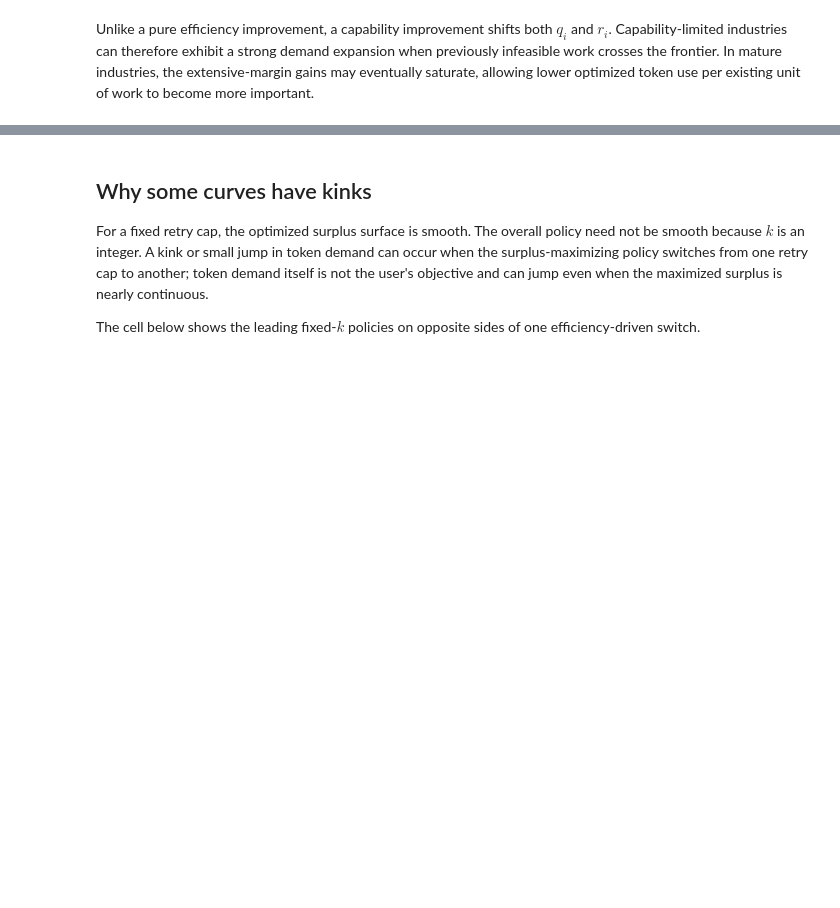
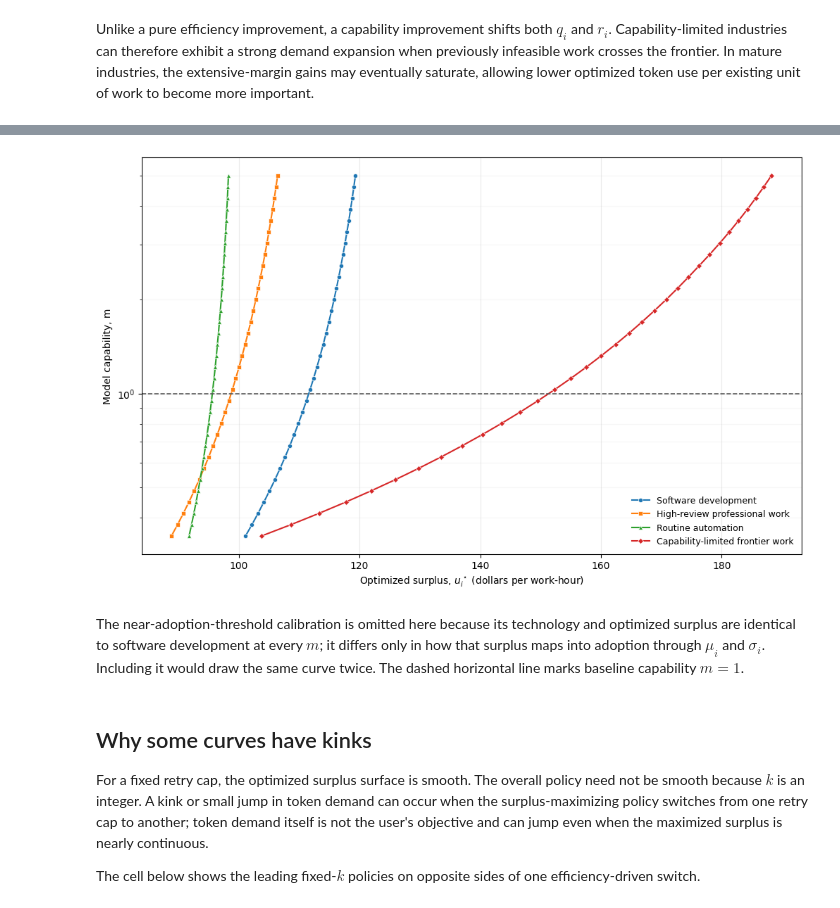
Before and after one commit to theothersteven/modeling-token-demand, a Jupyter notebook: notebooks/comparative_statics.ipynb, the cells around one changed output, grey strips where cells are left out. Saved outputs shown, nothing was run; the diff lists cells and outputs as text; code cells hidden in the pictures; blank space fills up the shorter version.

Commit message:
Plot capability against optimized surplus

```diff
--- a/notebooks/comparative_statics.ipynb
+++ b/notebooks/comparative_statics.ipynb
@@ -216,6 +216,27 @@ def plot_token_spend(values, results, filename):
     return fig
 
 
+def plot_capability_by_surplus(capabilities, results, filename):
+    """Plot the capability required to reach each optimized surplus level."""
+    fig, ax = plt.subplots(figsize=(10, 6.2), constrained_layout=True)
+    for index, (industry_name, outcomes) in enumerate(results.items()):
+        surplus = np.array([outcome.surplus_per_work_hour for outcome in outcomes])
+        ax.plot(
+            surplus, capabilities, label=industry_name, marker=MARKERS[index],
+            markersize=4.5, markeredgecolor="white", markeredgewidth=0.5,
+        )
+
+    ax.set_yscale("log")
+    ax.axhline(1.0, color="0.35", linestyle="--", linewidth=1.2)
+    ax.set_xlabel("Optimized surplus, $u_i^\\star$ (dollars per work-hour)")
+    ax.set_ylabel("Model capability, m")
+    ax.grid(which="major", alpha=0.25)
+    ax.grid(which="minor", alpha=0.10)
+    ax.legend(frameon=False, fontsize=9)
+    fig.savefig(FIGURE_DIR / filename, dpi=180)
+    return fig
+
+
 def print_retry_switches(values, results):
     """Describe the discrete choices behind visible demand kinks."""
     for industry_name, outcomes in results.items():
@@ -345,3 +370,18 @@ Unlike a pure efficiency improvement, a capability improvement shifts both $q_i$
+# %%
+distinct_surplus_results = {
+    name: outcomes
+    for name, outcomes in capability_results.items()
+    if name != "Near an adoption threshold"
+}
+surplus_capability_figure = plot_capability_by_surplus(
+    model_capabilities,
+    distinct_surplus_results,
+    filename="model-capability-vs-optimized-surplus.png",
+)
+# %% [output]
+[figure, added]
+# %% [markdown]
+The near-adoption-threshold calibration is omitted here because its technology and optimized surplus are identical to software development at every $m$; it differs only in how that surplus maps into adoption through $\mu_i$ and $\sigma_i$. Including it would draw the same curve twice. The dashed horizontal line marks baseline capability $m=1$.
 # %% [markdown]
 ## Why some curves have kinks
 
```
Also changed, not shown: parts of 1 cell of this notebook, 2 other files.
